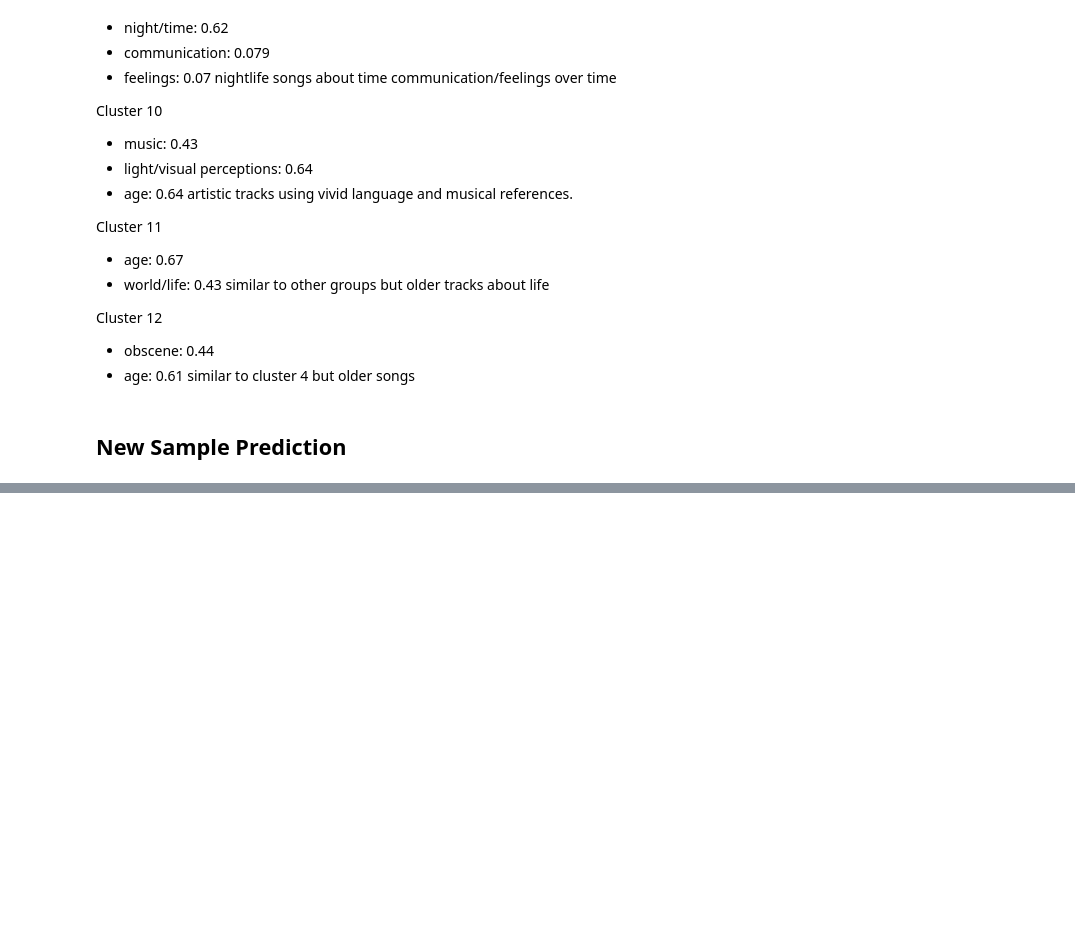
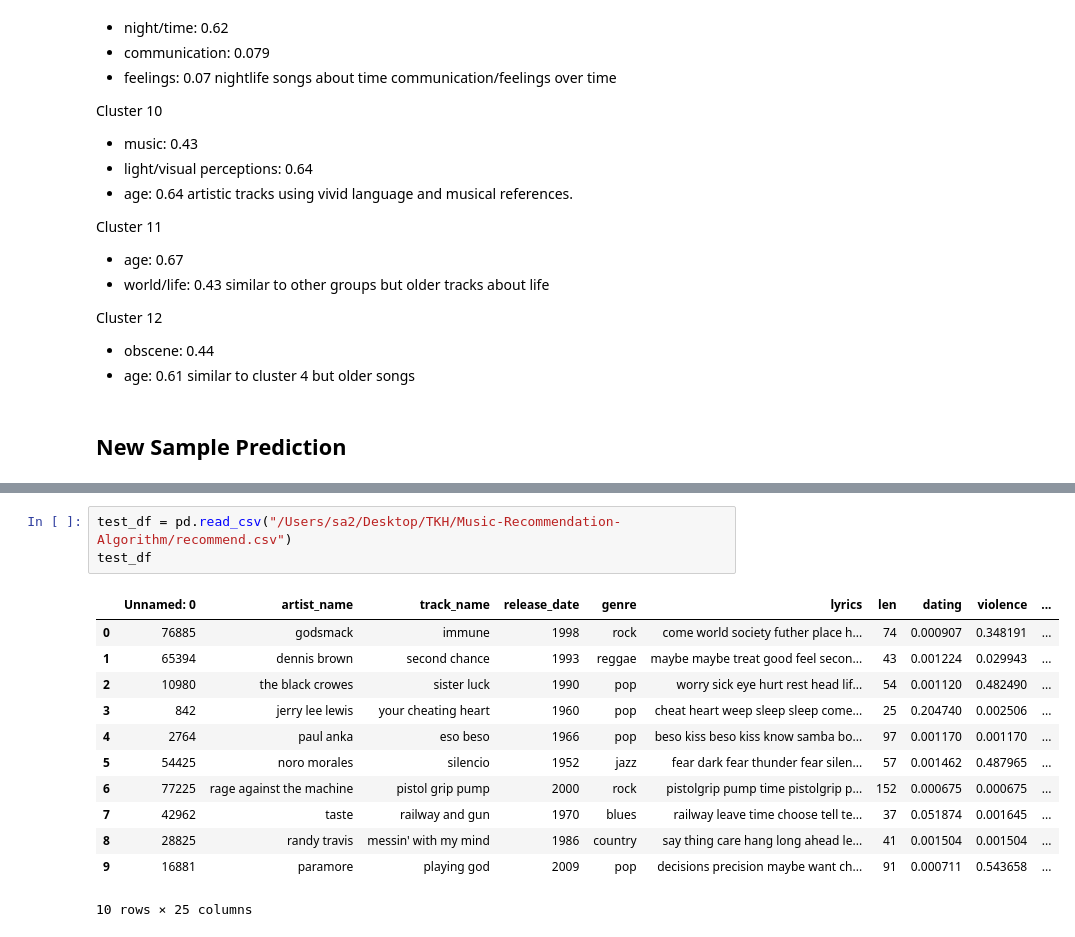
Before and after one commit to krystelcr/Music-Recommendation-Algorithm, a Jupyter notebook: code/model/model.ipynb, the cells around one changed output, grey strips where cells are left out. Cells and saved outputs as stored; diff of their text form; blank space fills up the shorter version.

Commit message:
realized recommend csv wasnt used

```diff
--- a/code/model/model.ipynb
+++ b/code/model/model.ipynb
@@ -366,0 +327,16 @@ Example songs in cluster 1:
+# %%
+test_df = pd.read_csv("/Users/sa2/Desktop/TKH/Music-Recommendation-Algorithm/recommend.csv")
+test_df
+# %% [output]
+|  | Unnamed: 0 | artist_name | track_name | release_date | genre | lyrics | len | dating | violence | ... |
+| 0 | 76885 | godsmack | immune | 1998 | rock | come world society futher place h... | 74 | 0.000907 | 0.348191 | ... |
+| 1 | 65394 | dennis brown | second chance | 1993 | reggae | maybe maybe treat good feel secon... | 43 | 0.001224 | 0.029943 | ... |
+| 2 | 10980 | the black crowes | sister luck | 1990 | pop | worry sick eye hurt rest head lif... | 54 | 0.001120 | 0.482490 | ... |
+| 3 | 842 | jerry lee lewis | your cheating heart | 1960 | pop | cheat heart weep sleep sleep come... | 25 | 0.204740 | 0.002506 | ... |
+| 4 | 2764 | paul anka | eso beso | 1966 | pop | beso kiss beso kiss know samba bo... | 97 | 0.001170 | 0.001170 | ... |
+| 5 | 54425 | noro morales | silencio | 1952 | jazz | fear dark fear thunder fear silen... | 57 | 0.001462 | 0.487965 | ... |
+| 6 | 77225 | rage against the machine | pistol grip pump | 2000 | rock | pistolgrip pump time pistolgrip p... | 152 | 0.000675 | 0.000675 | ... |
+| 7 | 42962 | taste | railway and gun | 1970 | blues | railway leave time choose tell te... | 37 | 0.051874 | 0.001645 | ... |
+| 8 | 28825 | randy travis | messin' with my mind | 1986 | country | say thing care hang long ahead le... | 41 | 0.001504 | 0.001504 | ... |
+| 9 | 16881 | paramore | playing god | 2009 | pop | decisions precision maybe want ch... | 91 | 0.000711 | 0.543658 | ... |
+10 rows × 25 columns
```
Also changed, not shown: parts of 14 cells of this notebook, 3 other files.
